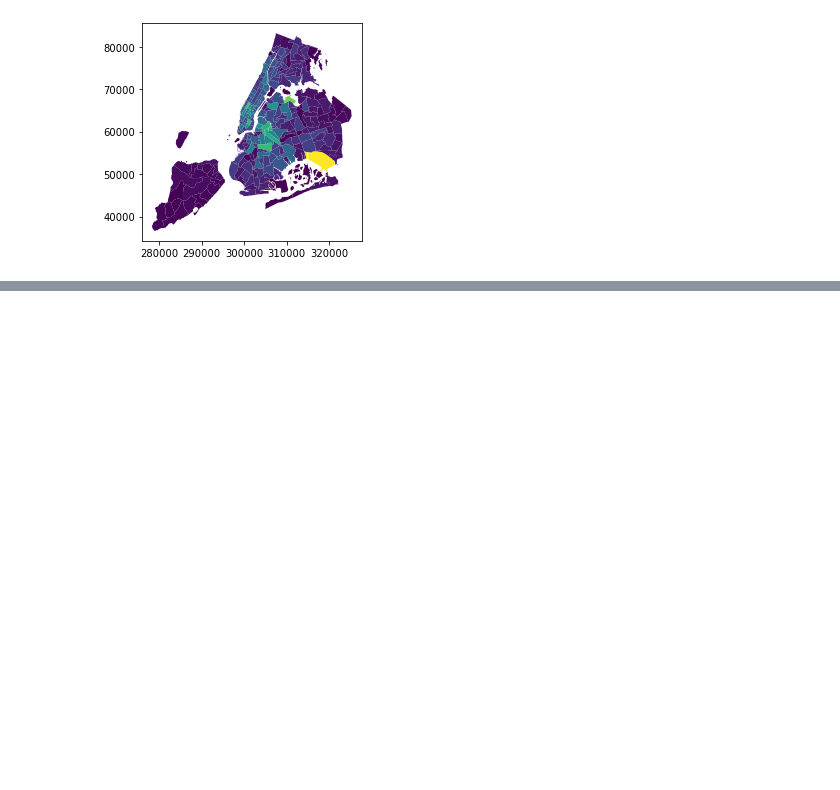
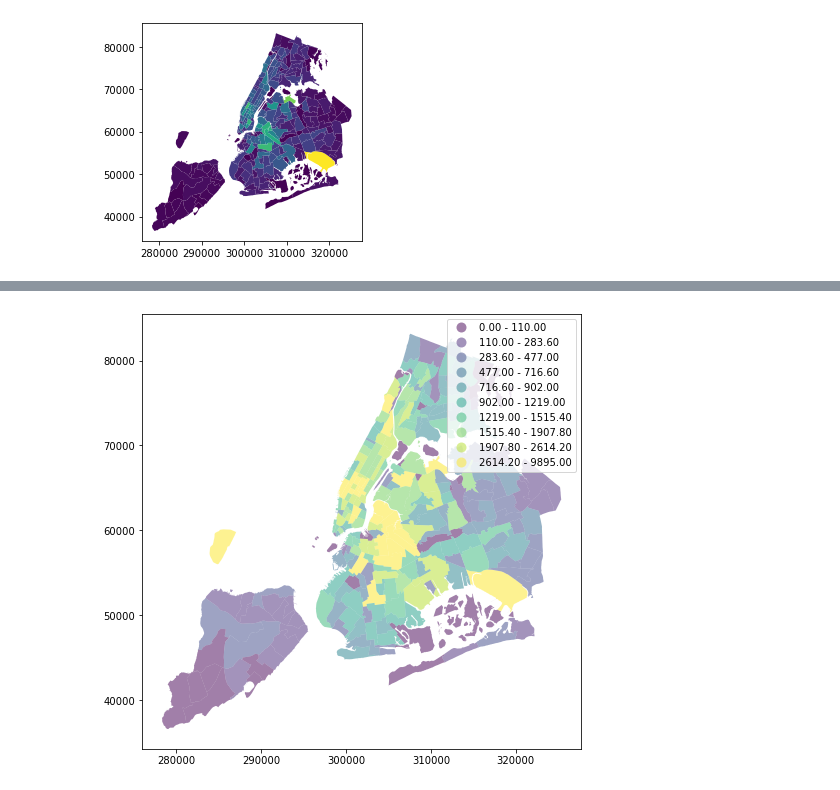
Before and after one commit to nlicalzi/mapping_nighttime_mobility, a Jupyter notebook: notebooks/taxi_zone_disaggregation.ipynb, the cells around one changed output, grey strips where cells are left out. Cells and saved outputs as stored; diff of their text form; code cells hidden in the pictures; blank space fills up the shorter version.

```diff
--- a/notebooks/taxi_zone_disaggregation.ipynb
+++ b/notebooks/taxi_zone_disaggregation.ipynb
@@ -81,0 +99,4 @@ tz_merged[(tz_merged['month'] == 1) &\
+# %%
+tz_selected = tz_merged[(tz_merged['month'] == 1) &\
+                        (tz_merged['day'] == 1) &\
+                        (tz_merged['night?'] == 0)]
@@ -81,0 +117,10 @@ tz_merged[(tz_merged['month'] == 1) &\
+# %%
+f, ax = plt.subplots(1, figsize=(8, 8))
+ax = tz_selected.plot(column='inflow_counts',
+                      ax=ax,
+                      legend=True,
+                      alpha=0.5,
+                      scheme='Quantiles', k=10)
+plt.show();
+# %% [output]
+[figure, added]
```
Also changed, not shown: parts of 8 cells of this notebook.
